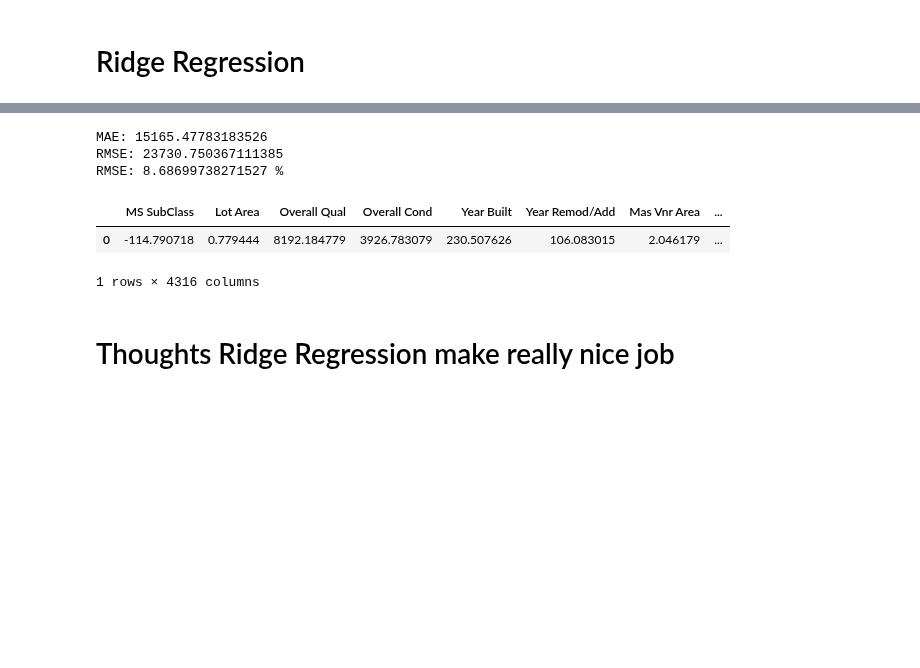
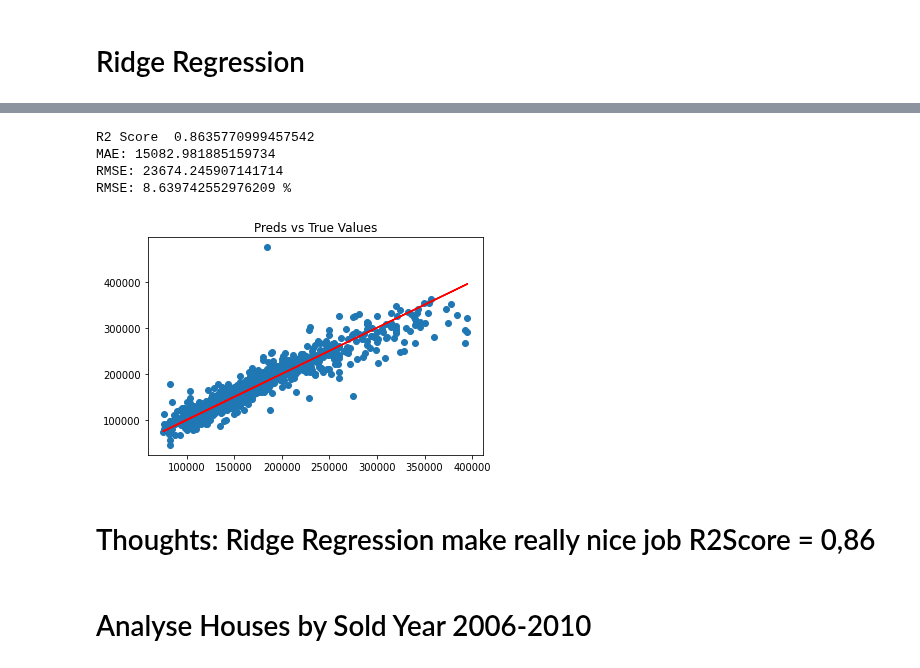
Before and after one commit to KacperChmura1/House-Price, a Jupyter notebook: ML.ipynb, the cells around one changed output, grey strips where cells are left out. Saved outputs shown, nothing was run; the diff lists cells and outputs as text; code cells hidden in the pictures; blank space fills up the shorter version.

```diff
--- a/ML.ipynb
+++ b/ML.ipynb
@@ -213,8 +224,8 @@ plt.plot(y_test, y_test, 'r')
 from sklearn.linear_model import Ridge
 # %%
 grid_params = {
-    'alpha': (np.logspace(-8, 8, 10)),
-    'tol': (np.logspace(0, 0.1, 10))
+    'alpha': (np.logspace(-1, 1, 3)),
+    'tol': (np.logspace(0, 1, 4))
 }
 # %%
 ridge = Ridge()
@@ -246,8 +231,0 @@ r2_score(y_test, predictions)
-# %%
-print('MAE:', metrics.mean_absolute_error(y_test, predictions))
-print('RMSE:', np.sqrt(metrics.mean_squared_error(y_test, predictions)))
-print('RMSE:', metrics.mean_absolute_error(y_test, predictions)/np.mean(y_test)*100, "%")
-# %% [output]
-MAE: 15165.47783183526
-RMSE: 23730.750367111385
-RMSE: 8.68699738271527 %
@@ -260,8 +232,12 @@ LinearRegCoef = LinearRegCoef.transpose()
-# %%
-LinearRegCoef
-# %% [output]
-|  | MS SubClass | Lot Area | Overall Qual | Overall Cond | Year Built | Year Remod/Add | Mas Vnr Area | ... |
-| 0 | -114.790718 | 0.779444 | 8192.184779 | 3926.783079 | 230.507626 | 106.083015 | 2.046179 | ... |
-1 rows × 4316 columns
+# %%
+trained_ridge = ml(dummies_df, ridge, True, grid_params)
+# %% [output]
+R2 Score  0.8635770999457542
+MAE: 15082.981885159734
+RMSE: 23674.245907141714
+RMSE: 8.639742552976209 %
+[figure, added]
 # %% [markdown]
-# Thoughts Ridge Regression make really nice job
+# Thoughts: Ridge Regression make really nice job R2Score = 0,86
+# %% [markdown]
+# Analyse Houses by Sold Year 2006-2010
```
Also changed, not shown: parts of 24 cells of this notebook.
